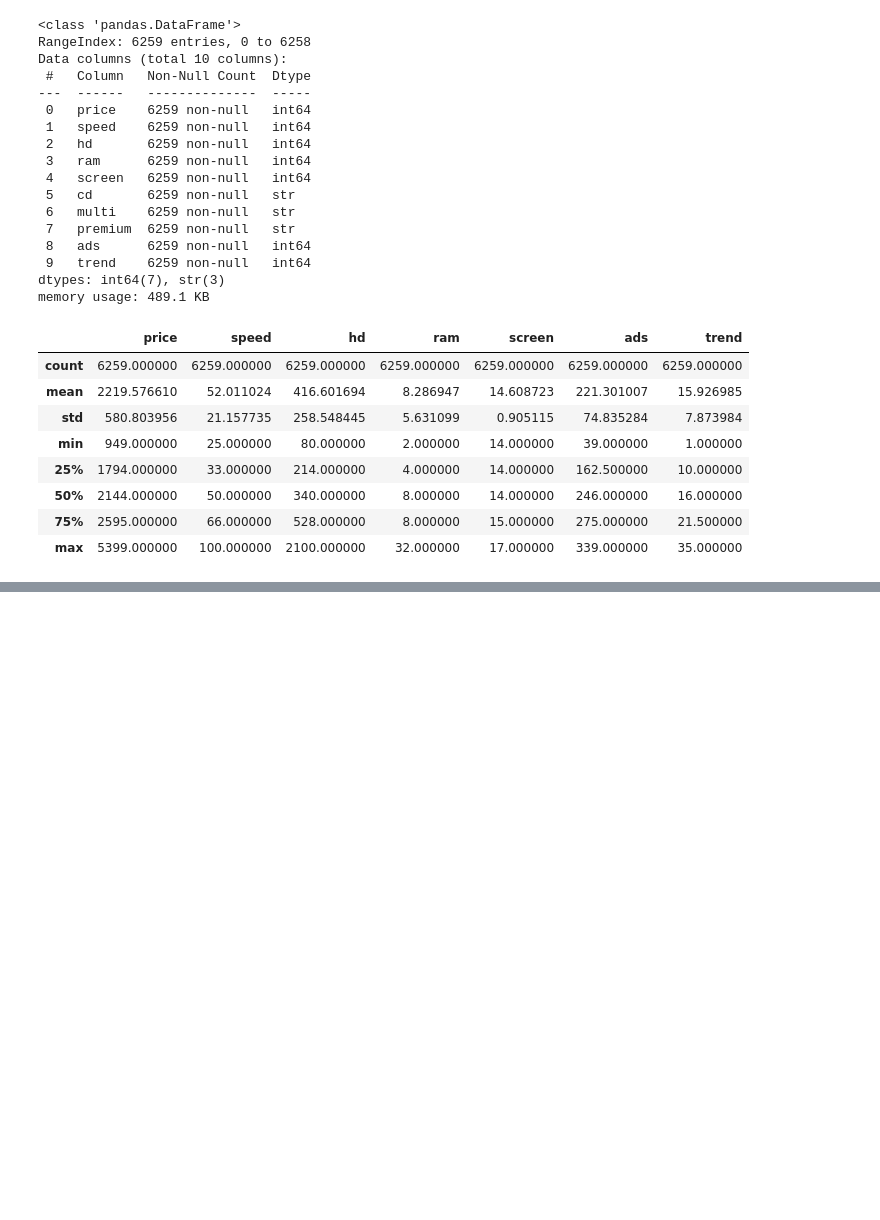
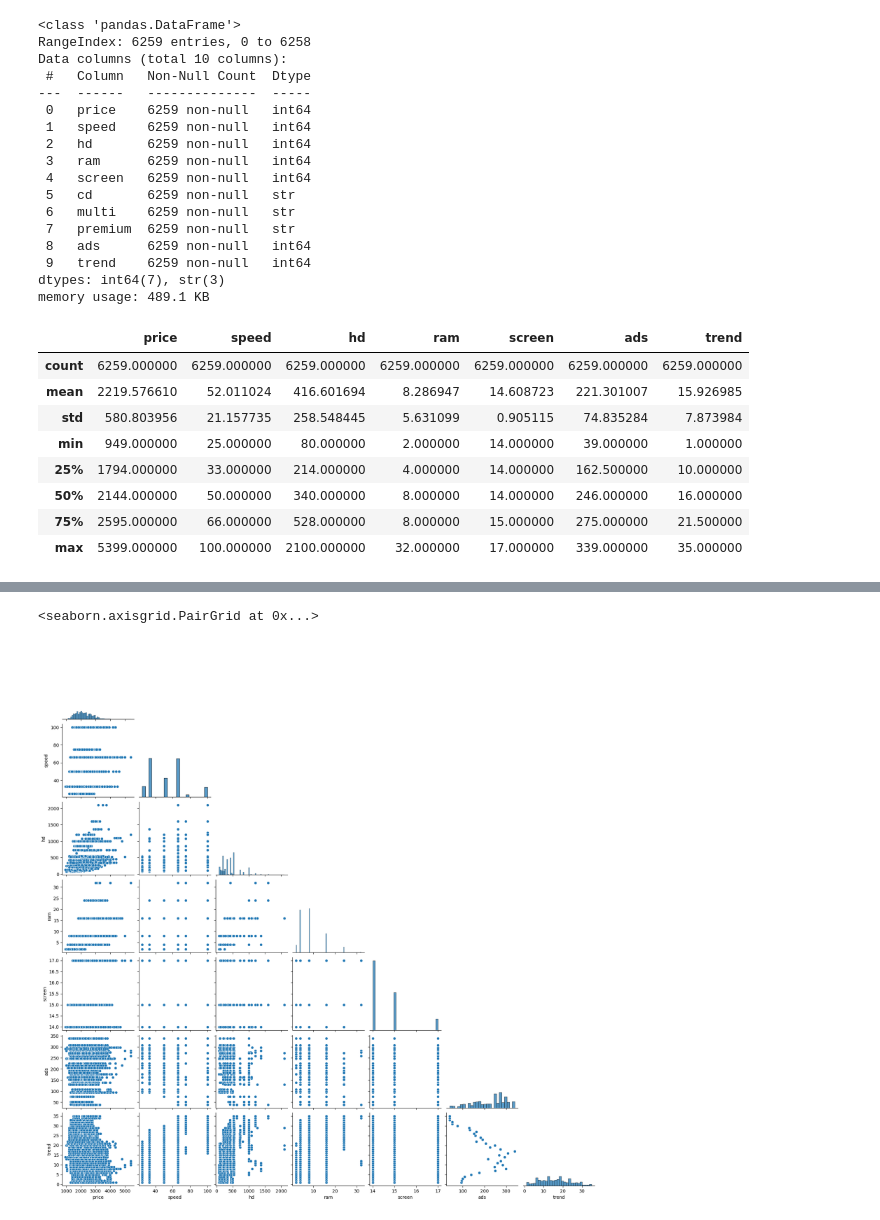
Before and after one commit to daffa-789/EC-EB, a Jupyter notebook: TUGAS UTS.ipynb, the cells around one changed output, grey strips where cells are left out. Saved outputs shown, nothing was run; the diff lists cells and outputs as text; code cells hidden in the pictures; blank space fills up the shorter version.

```diff
--- a/TUGAS UTS.ipynb
+++ b/TUGAS UTS.ipynb
@@ -70,0 +153,8 @@ NameError: name 'computers' is not defined
+# %%
+import pandas as pd
+import seaborn as sns
+import matplotlib.pyplot as plt
+import statsmodels.api as sm
+
+computers = pd.read_csv("Computers.csv")
+computers.tail()
@@ -70,0 +180,6 @@ NameError: name 'computers' is not defined
+# %%
+# melihat hubungan antara variabel numerik
+sns.pairplot(computers, corner=True)
+# %% [output]
+<seaborn.axisgrid.PairGrid at 0x...>
+[figure, added]
```
Also changed, not shown: parts of 20 cells of this notebook, 6 other files.
